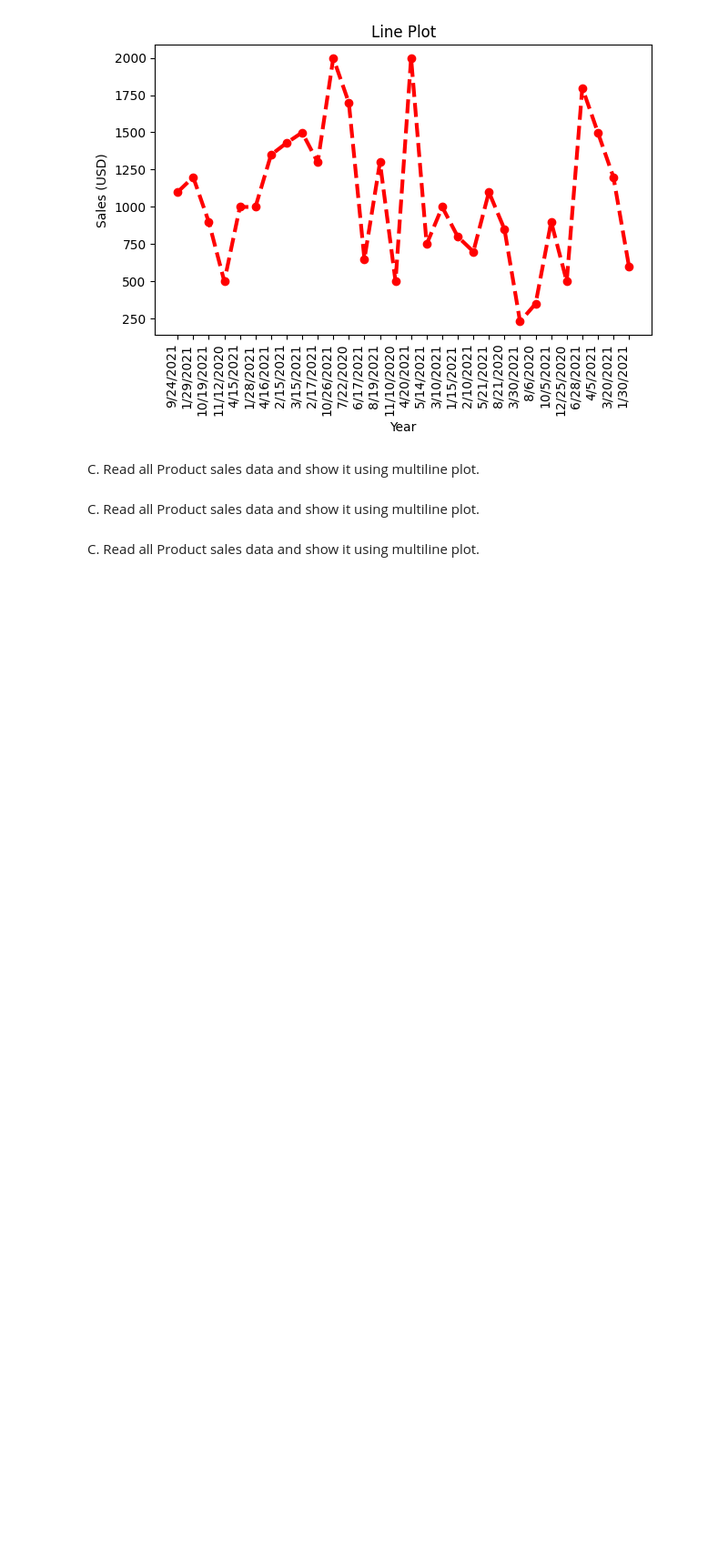
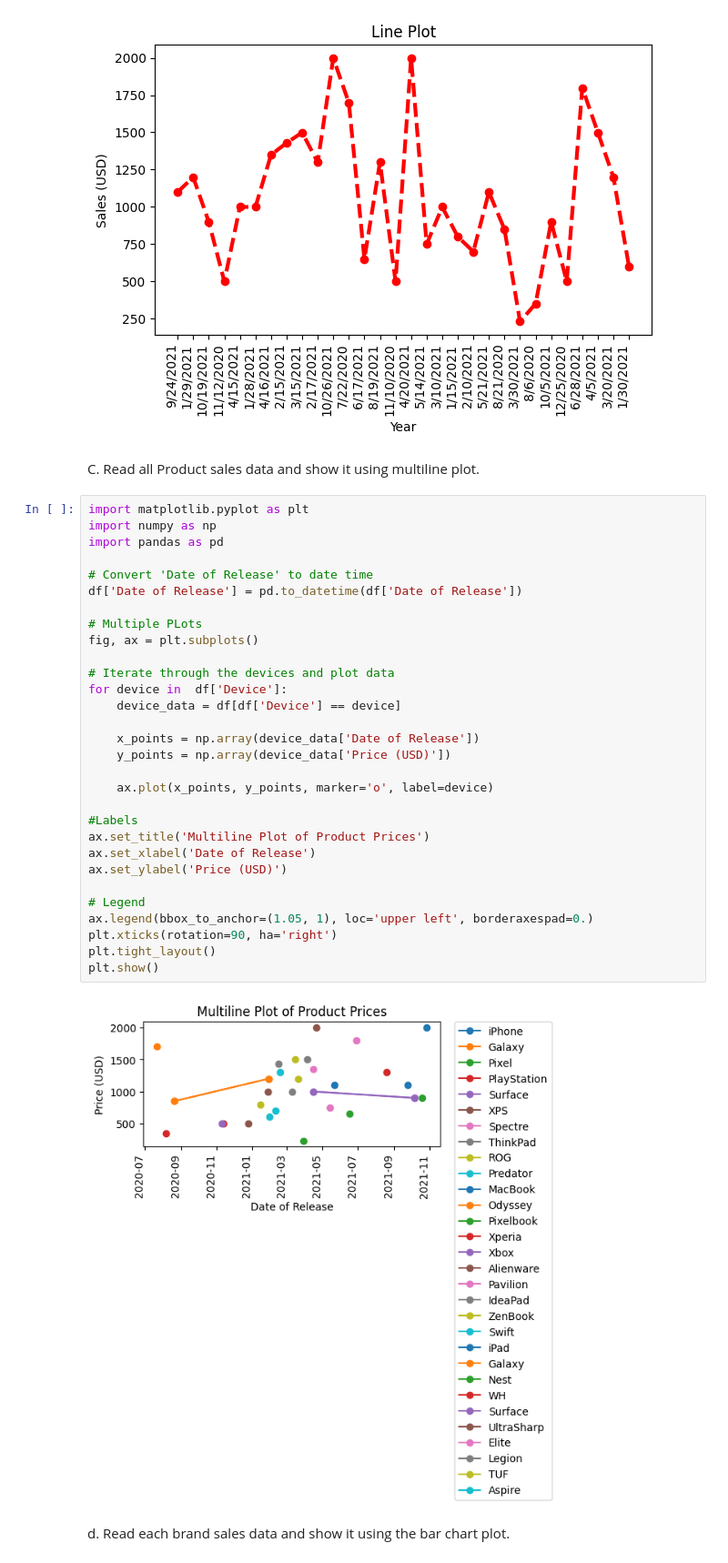
Before and after one commit to Reuel-Christian-Pornobe/VDA-CPE031-CPE21S4, a Jupyter notebook: Exercise_9.ipynb, the cells around one changed output. Shown at 91% size. Drawn from its saved outputs; the diff is of its cells as text; blank space fills up the shorter version.

```diff
--- a/Exercise_9.ipynb
+++ b/Exercise_9.ipynb
@@ -82,7 +80,37 @@ plt.show()
 [figure]
 # %% [markdown]
 C. Read all Product sales data and show it using multiline plot.
+# %%
+import matplotlib.pyplot as plt
+import numpy as np
+import pandas as pd
+
+# Convert 'Date of Release' to date time
+df['Date of Release'] = pd.to_datetime(df['Date of Release'])
+
+# Multiple PLots
+fig, ax = plt.subplots()
+
+# Iterate through the devices and plot data
+for device in  df['Device']:
+    device_data = df[df['Device'] == device]
+
+    x_points = np.array(device_data['Date of Release'])
+    y_points = np.array(device_data['Price (USD)'])
+
+    ax.plot(x_points, y_points, marker='o', label=device)
+
+#Labels
+ax.set_title('Multiline Plot of Product Prices')
+ax.set_xlabel('Date of Release')
+ax.set_ylabel('Price (USD)')
+
+# Legend
+ax.legend(bbox_to_anchor=(1.05, 1), loc='upper left', borderaxespad=0.)
+plt.xticks(rotation=90, ha='right')
+plt.tight_layout()
+plt.show()
+# %% [output]
+[figure, added]
 # %% [markdown]
-C. Read all Product sales data and show it using multiline plot.
+d. Read each brand sales data and show it using the bar chart plot.
-# %% [markdown]
-C. Read all Product sales data and show it using multiline plot.
```
Also changed, not shown: parts of 6 cells of this notebook.
